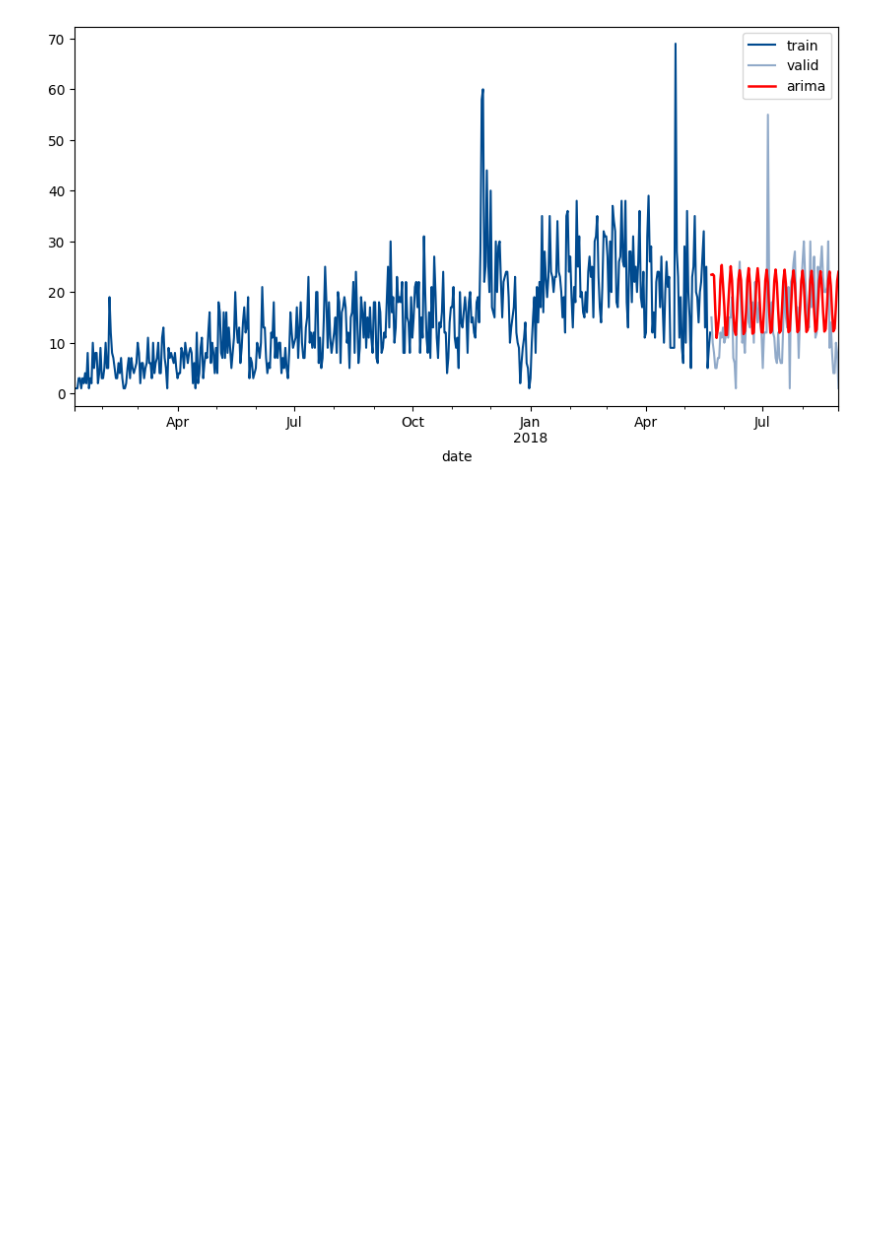
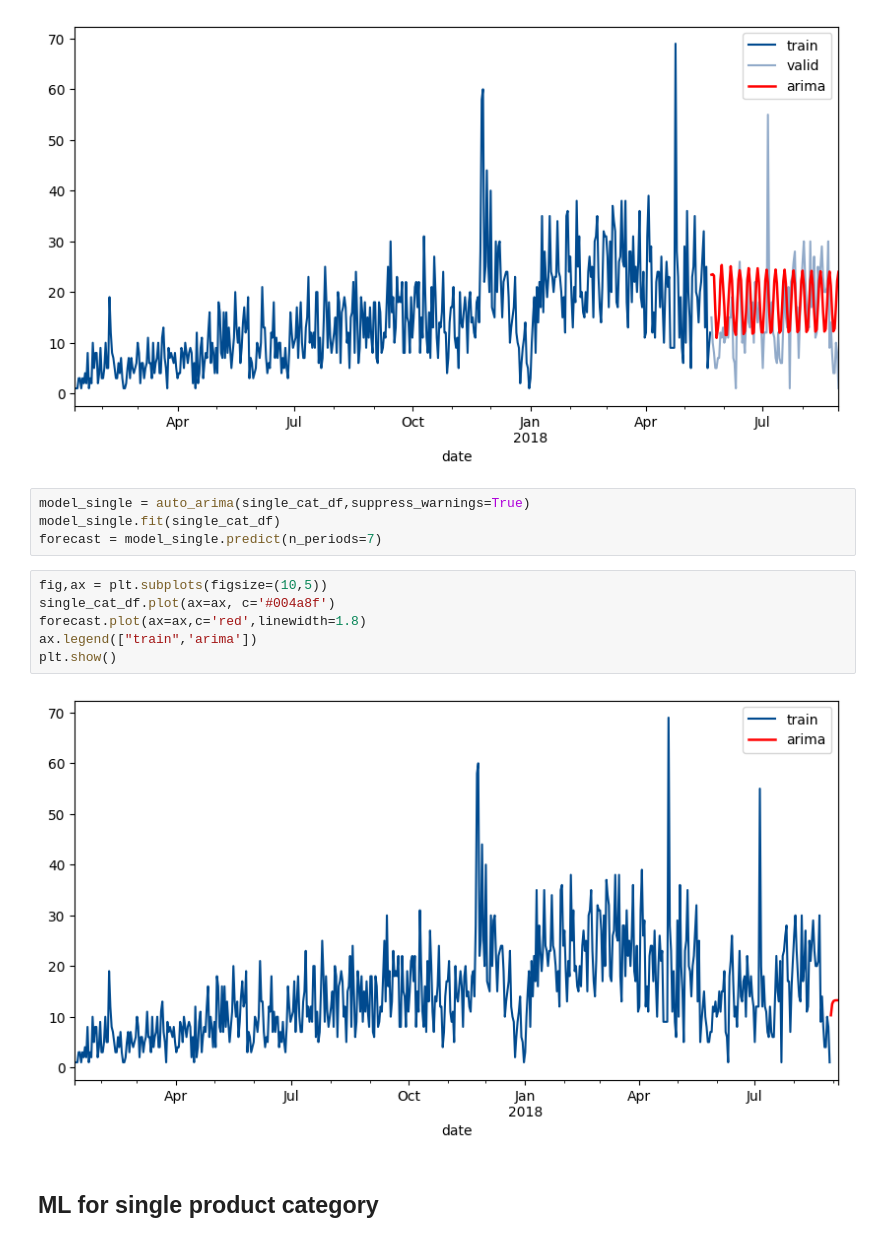
Before and after one commit to Swyatoistudent/SMART, a Jupyter notebook: TASK1/task1.ipynb, the cells around one changed output. Saved outputs shown, nothing was run; the diff lists cells and outputs as text; blank space fills up the shorter version.

```diff
--- a/TASK1/Untitled-1.ipynb
+++ b/TASK1/task1.ipynb
@@ -499,3 +530,17 @@ ax.legend(["train",'valid','arima'])
 plt.show()
 # %% [output]
 [figure]
+# %%
+model_single = auto_arima(single_cat_df,suppress_warnings=True)
+model_single.fit(single_cat_df)
+forecast = model_single.predict(n_periods=7)
+# %%
+fig,ax = plt.subplots(figsize=(10,5))
+single_cat_df.plot(ax=ax, c='#004a8f')
+forecast.plot(ax=ax,c='red',linewidth=1.8)
+ax.legend(["train",'arima'])
+plt.show()
+# %% [output]
+[figure, added]
+# %% [markdown]
+## ML for single product category
```
Also changed, not shown: parts of 20 cells of this notebook.
